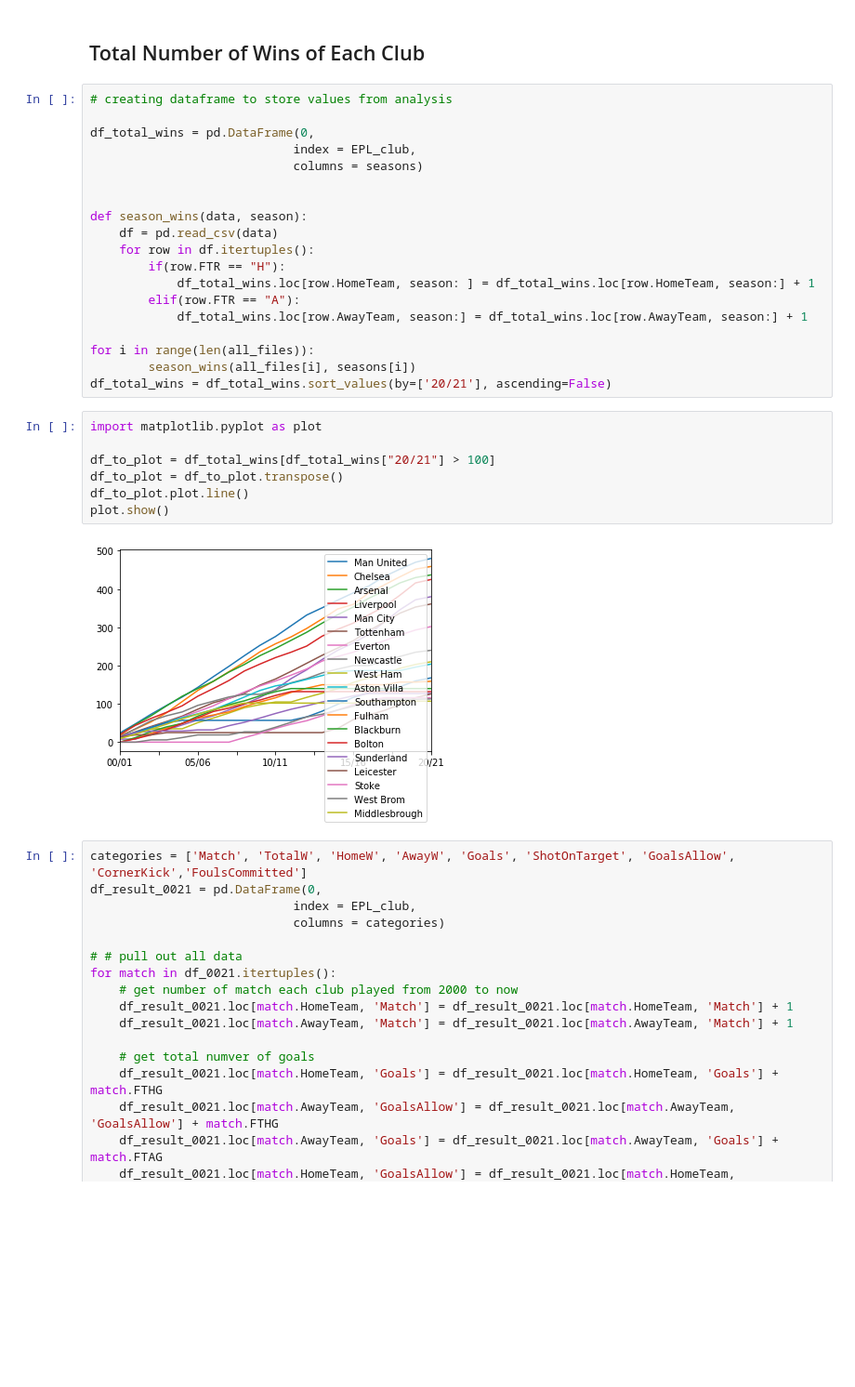
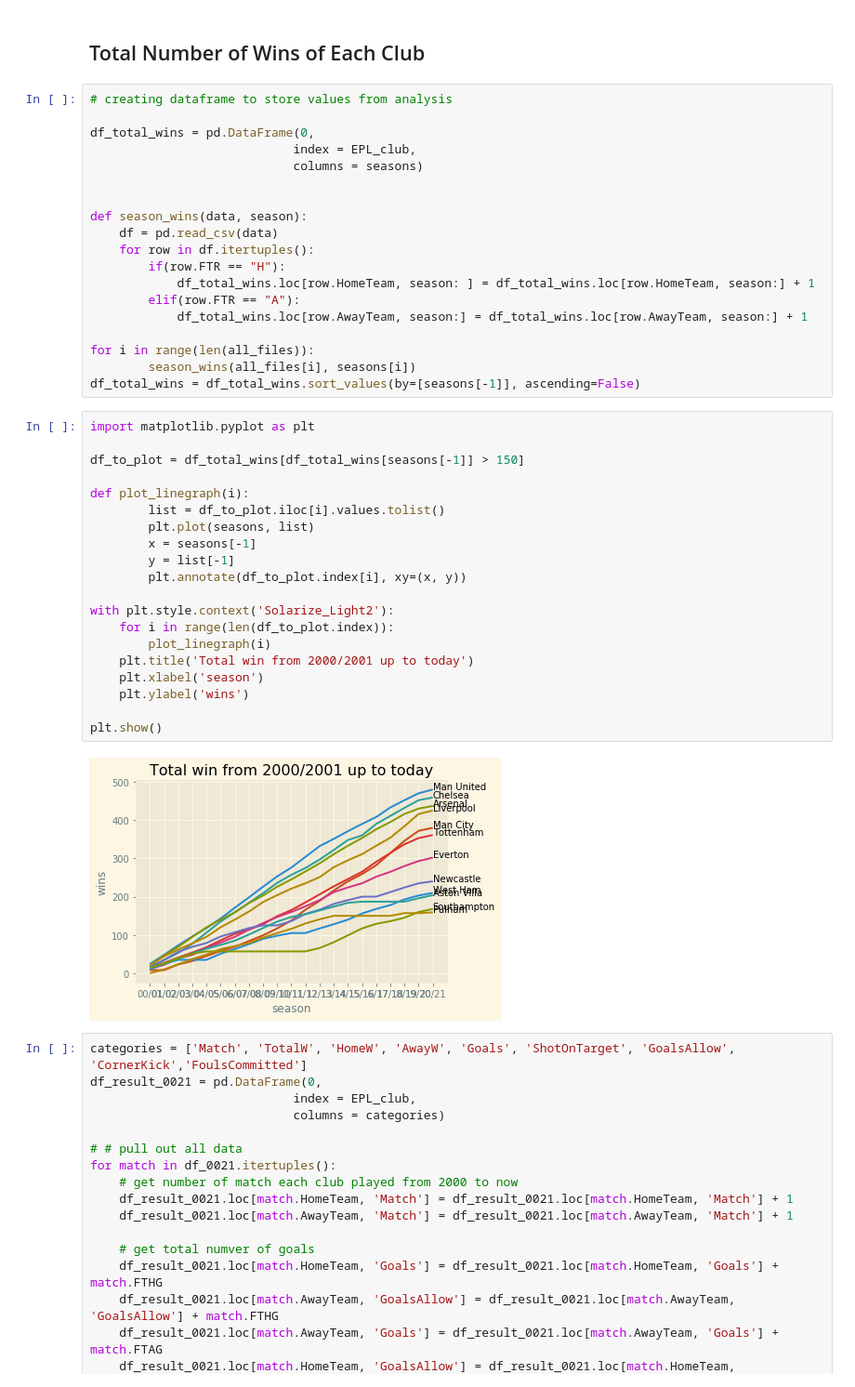
Before and after one commit to hayacon/EPL-data-science, a Jupyter notebook: Programming-with-data-midterm-coursework.ipynb, the cells around one changed output. Shown: that part at 93% size. Cells and saved outputs as stored; diff of their text form; blank space fills up the shorter version.

```diff
--- a/Programming-with-data-midterm-coursework.ipynb
+++ b/Programming-with-data-midterm-coursework.ipynb
@@ -239,16 +240,29 @@ def season_wins(data, season):
 
 for i in range(len(all_files)):
         season_wins(all_files[i], seasons[i])
-df_total_wins = df_total_wins.sort_values(by=['20/21'], ascending=False)
+df_total_wins = df_total_wins.sort_values(by=[seasons[-1]], ascending=False)
-# %%
-import matplotlib.pyplot as plot
-
-df_to_plot = df_total_wins[df_total_wins["20/21"] > 100]
-df_to_plot = df_to_plot.transpose()
-df_to_plot.plot.line()
-plot.show()
-# %% [output]
-[figure, removed]
+# %%
+import matplotlib.pyplot as plt
+
+df_to_plot = df_total_wins[df_total_wins[seasons[-1]] > 150]
+
+def plot_linegraph(i):
+        list = df_to_plot.iloc[i].values.tolist()
+        plt.plot(seasons, list)
+        x = seasons[-1]
+        y = list[-1]
+        plt.annotate(df_to_plot.index[i], xy=(x, y))
+
+with plt.style.context('Solarize_Light2'):
+    for i in range(len(df_to_plot.index)):
+        plot_linegraph(i)
+    plt.title('Total win from 2000/2001 up to today')
+    plt.xlabel('season')
+    plt.ylabel('wins')
+
+plt.show()
+# %% [output]
+[figure, added]
 # %%
 categories = ['Match', 'TotalW', 'HomeW', 'AwayW', 'Goals', 'ShotOnTarget', 'GoalsAllow', 'CornerKick','FoulsCommitted']
 df_result_0021 = pd.DataFrame(0,
```
Also changed, not shown: parts of 8 cells of this notebook.
